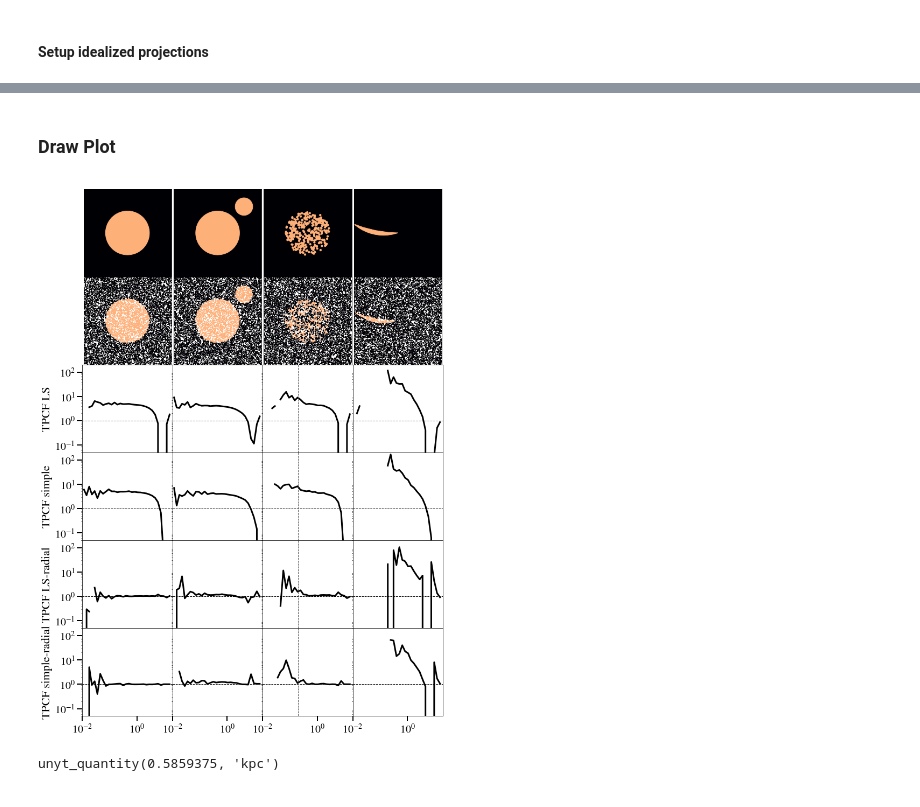
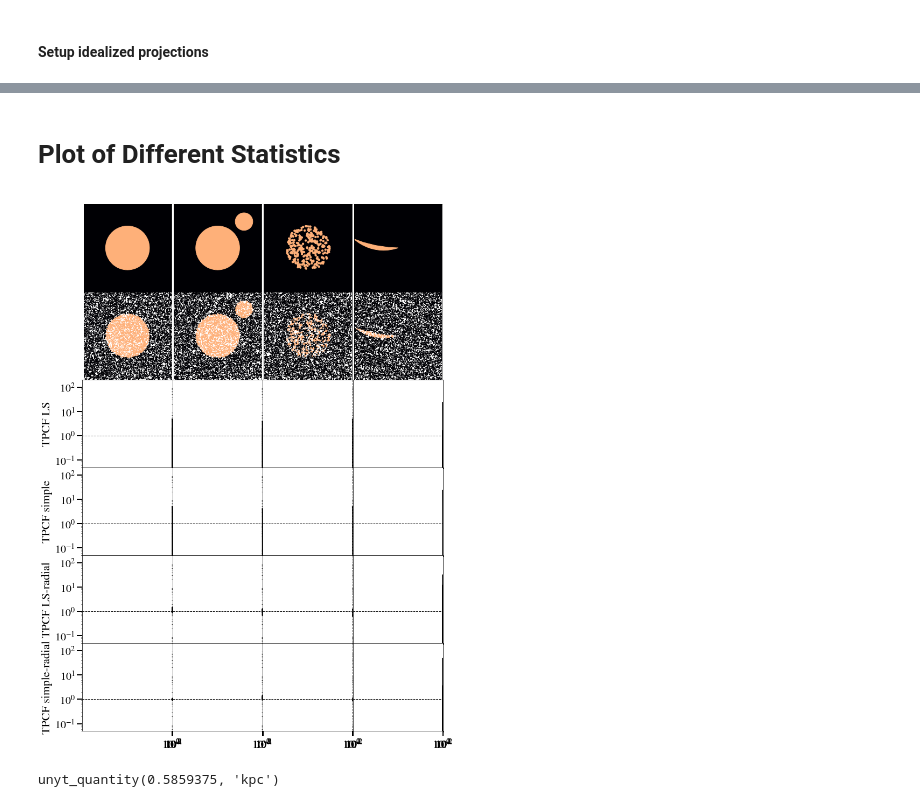
Before and after one commit to zhafen/stained_glass, a Jupyter notebook: stained_glass/examples/explain_statistics.ipynb, the cells around one changed output, grey strips where cells are left out. Cells and saved outputs as stored; diff of their text form; code cells hidden in the pictures.

Commit message:
Updated NB testing pair-sampled TPCF, as well as IdealizedProjection method for it.

```diff
--- a/stained_glass/examples/explain_statistics.ipynb
+++ b/stained_glass/examples/explain_statistics.ipynb
@@ -13,6 +15,8 @@ import stained_glass.stats as stats
 # Number of sightlines
 n = 10000
 r_clump = 0.2
+# edges = np.logspace( -2., np.log10( 20. ), 32 )
+edges = np.linspace( 0., 20., 16 )
 # %%
 # Choose statistics
 statistics = {
@@ -81,0 +88,5 @@ ips.append( ip )
+# %%
+tpcfs = [ ip.evaluate_pair_sampled_tpcf( edges, 0.5, 1.5, estimator = 'simple', pair_fraction_uncertainty=0.05 ) for ip in ips ]
+# %%
+ncols = len( ips )
+nrows = 2
@@ -82,5 +199,5 @@ ips.append( ip )
 # %% [markdown]
-### Draw Plot
+# Plot of Different Statistics
 # %%
 nrows = len( statistics ) + 2
 # %%
@@ -124,7 +241,6 @@ for i, ip in enumerate( ips ):
         ax = plt.subplot( gs[2+j,i], )
 
         # Calculate statistic
-        edges = np.logspace( -2., np.log10( 20. ), 32 )
         stat, edges = item['fn'](
             coords_det,
             bins = edges,
@@ -191,34 +307,34 @@ for i, ip in enumerate( ips ):
 for i in range( ncols ):
     for j in range( nrows ):
 
         ax = plt.subplot( gs[j,i], )
 
         # Projection Plot options
         if j < 2:
 
             ax.set_aspect( 'equal' )
             ax.tick_params( labelleft=False, labelbottom=False, left=False, bottom=False)
 
         # Statistics options
         if j > 1:
 
             # Remove tick labels
             if not ax.is_first_col():
                 ax.tick_params( labelleft=False, left=False, )
             if not ax.is_last_row():
                 ax.tick_params( labelbottom=False, bottom=False )
 
             # Limits for statistics
             ax.set_xlim( edges[0], edges[-1] )
             ax.set_ylim( 0.05, 200 )
 
             ax.set_xscale( 'log' )
             ax.set_yscale( 'log' )
 
             if ax.is_first_col():
                 ax.set_ylabel( list( statistics.keys() )[j-2], fontsize=22 )
 # %% [output]
-[figure, old version]
+[figure, new version]
 # %%
 import unyt
 # %%
```
Also changed, not shown: parts of 3 cells of this notebook, 3 other files.
